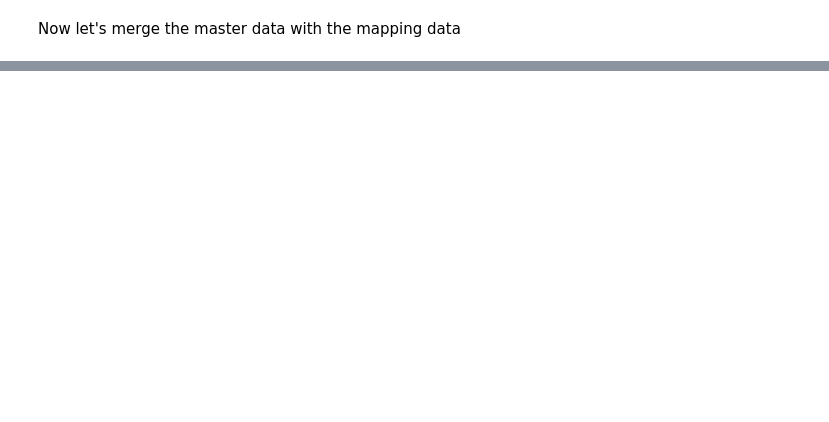
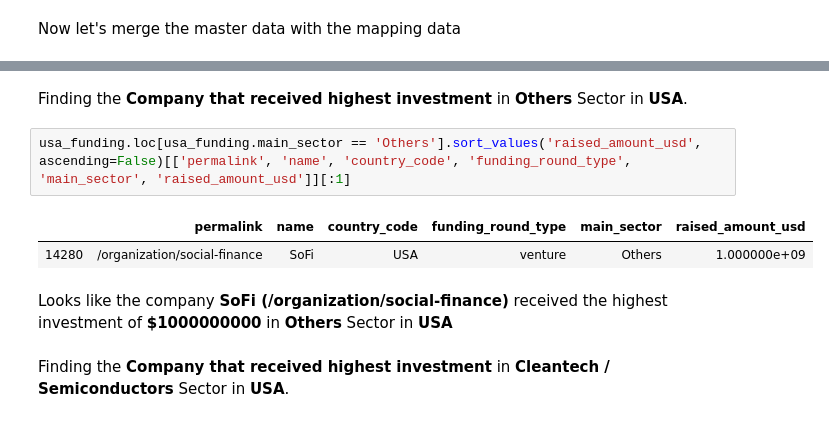
Before and after one commit to vivekav-96/UpGrad-PGDML, a Jupyter notebook: InvestmentAssignment/investment_assignement.ipynb, the cells around one changed output, grey strips where cells are left out. Drawn from its saved outputs; the diff is of its cells as text; blank space fills up the shorter version.

```diff
--- a/InvestmentAssignment/investment_assignement.ipynb
+++ b/InvestmentAssignment/investment_assignement.ipynb
@@ -113,0 +291,11 @@ Now we have the master dataframe with two additional columns **primary_sector**
+# %% [markdown]
+Finding the **Company that received highest investment** in **Others** Sector in **USA**.
+# %%
+usa_funding.loc[usa_funding.main_sector == 'Others'].sort_values('raised_amount_usd', ascending=False)[['permalink', 'name', 'country_code', 'funding_round_type', 'main_sector', 'raised_amount_usd']][:1]
+# %% [output]
+|  | permalink | name | country_code | funding_round_type | main_sector | raised_amount_usd |
+| 14280 | /organization/social-finance | SoFi | USA | venture | Others | 1.000000e+09 |
+# %% [markdown]
+Looks like the company **SoFi (/organization/social-finance)** received the highest investment of **$1000000000** in **Others** Sector in **USA**
+# %% [markdown]
+Finding the **Company that received highest investment** in **Cleantech / Semiconductors** Sector in **USA**.
```
Also changed, not shown: parts of 64 cells of this notebook, 1 other file.
